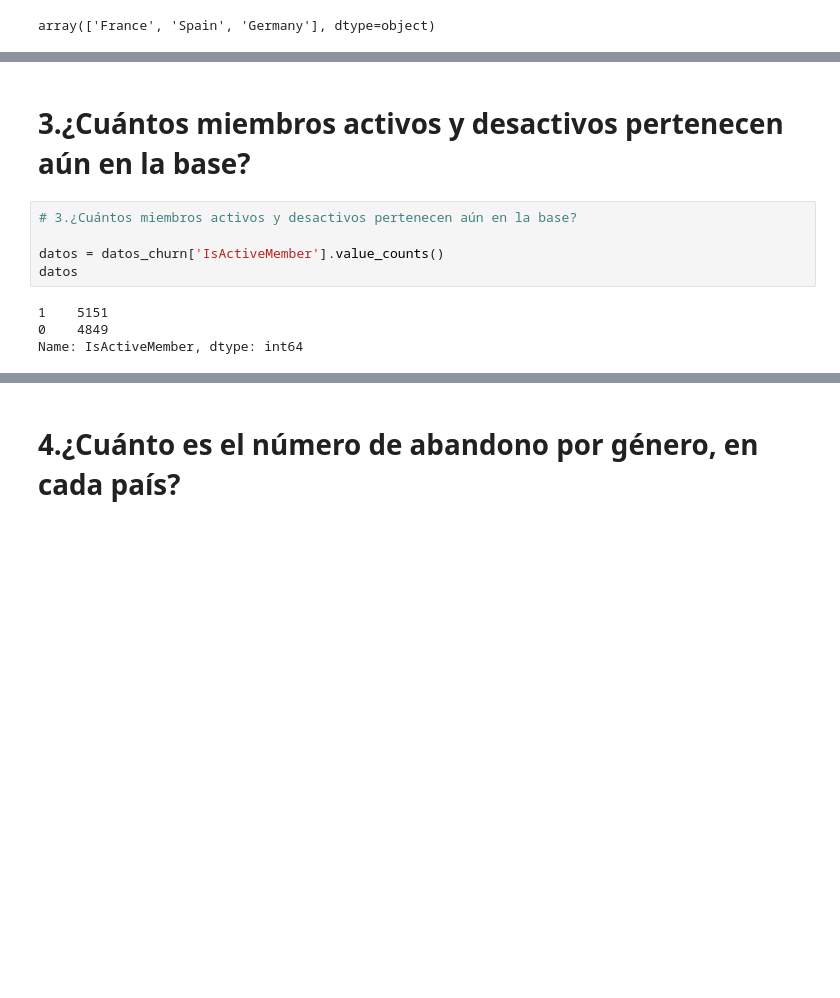
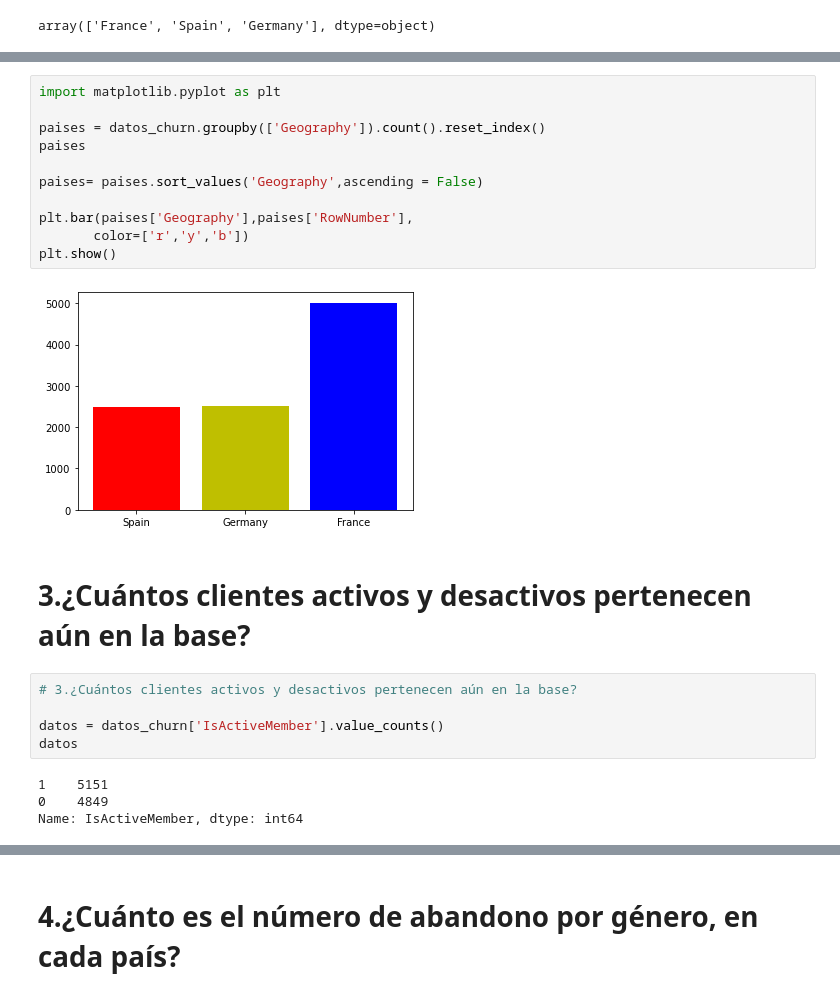
Before and after one commit to LuisPacharan/proyecto-portafolio, a Jupyter notebook: DataSetElegido/Analisis_EDA1_churn.ipynb, the cells around one changed output, grey strips where cells are left out. Drawn from its saved outputs; the diff is of its cells as text; blank space fills up the shorter version.

```diff
--- a/DataSetElegido/Analisis_EDA1_churn.ipynb
+++ b/DataSetElegido/Analisis_EDA1_churn.ipynb
@@ -122,7 +134,20 @@ array(['France', 'Spain', 'Germany'], dtype=object)
+# %%
+import matplotlib.pyplot as plt
+
+paises = datos_churn.groupby(['Geography']).count().reset_index()
+paises
+
+paises= paises.sort_values('Geography',ascending = False)
+
+plt.bar(paises['Geography'],paises['RowNumber'],
+       color=['r','y','b'])
+plt.show()
+# %% [output]
+[figure, added]
 # %% [markdown]
-# 3.¿Cuántos miembros activos y desactivos pertenecen aún en la base?
+# 3.¿Cuántos clientes activos y desactivos pertenecen aún en la base?
 # %%
-# 3.¿Cuántos miembros activos y desactivos pertenecen aún en la base?
+# 3.¿Cuántos clientes activos y desactivos pertenecen aún en la base?
 
 datos = datos_churn['IsActiveMember'].value_counts()
 datos
```
Also changed, not shown: parts of 9 cells of this notebook.
